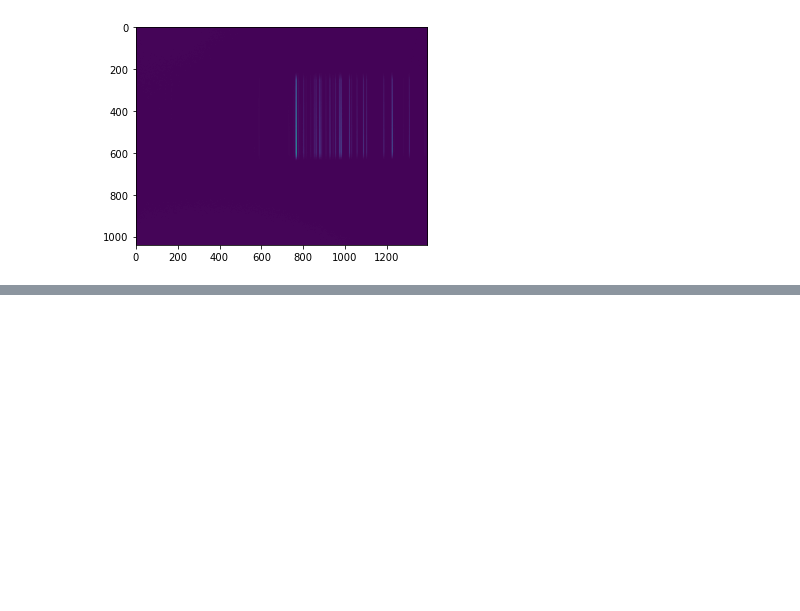
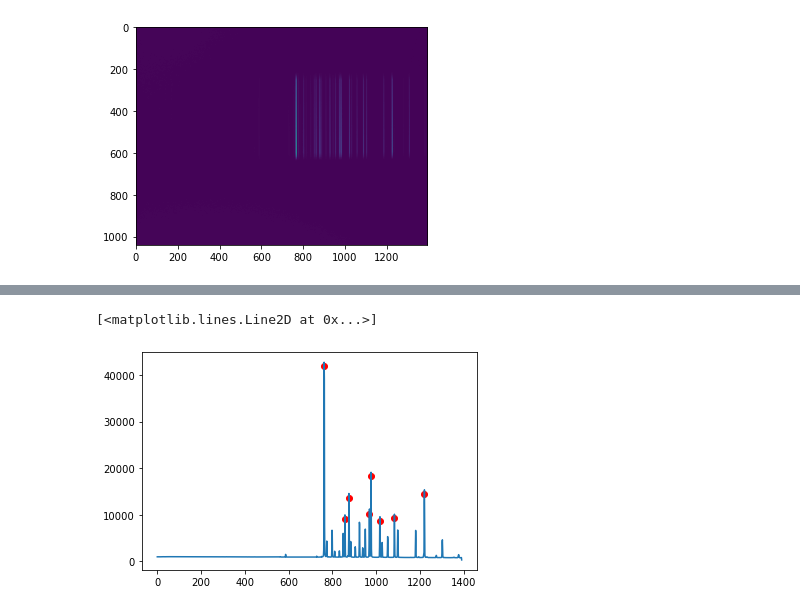
Before and after one commit to Yousousen/solar_physics, a Jupyter notebook: scripts/ijking.ipynb, the cells around one changed output, grey strips where cells are left out. Cells and saved outputs as stored; diff of their text form; code cells hidden in the pictures; blank space fills up the shorter version.

```diff
--- a/scripts/ijking.ipynb
+++ b/scripts/ijking.ipynb
@@ -106,15 +116,17 @@ plt.plot(peaks, prominences)
 # %%
-filtered = []
+filtered_peaks = []
 filtered_pixel = []
 n=0
+k=0
 for i in prominences:
-    if i > 1000:
-        filtered.append(i)
-        filtered_pixel.append(peaks[n])
+    if i > k:
+        k=i
+        j = peaks[n]
+        filtered_peaks.append(j)
+
     n+=1
 
+k, j
 #dit is eigenlijk om van het aantal counts naar de distributie te gaan (spectral irradiance)
 # deze is waarschijnlij niet correct en dient veranderd te worden
-filtered_new = [x/30000 for x in filtered]
-filtered_pixel
 # %% [output]
@@ -150,0 +170,6 @@ TypeError: Field elements must be 2- or 3-tuples, got '0.051816666666666664'
+# %%
+plt.scatter(peaks_new, prominences_new, color="red")
+plt.plot(spectrum)
+# %% [output]
+[<matplotlib.lines.Line2D at 0x...>]
+[figure, added]
```
Also changed, not shown: parts of 17 cells of this notebook.
